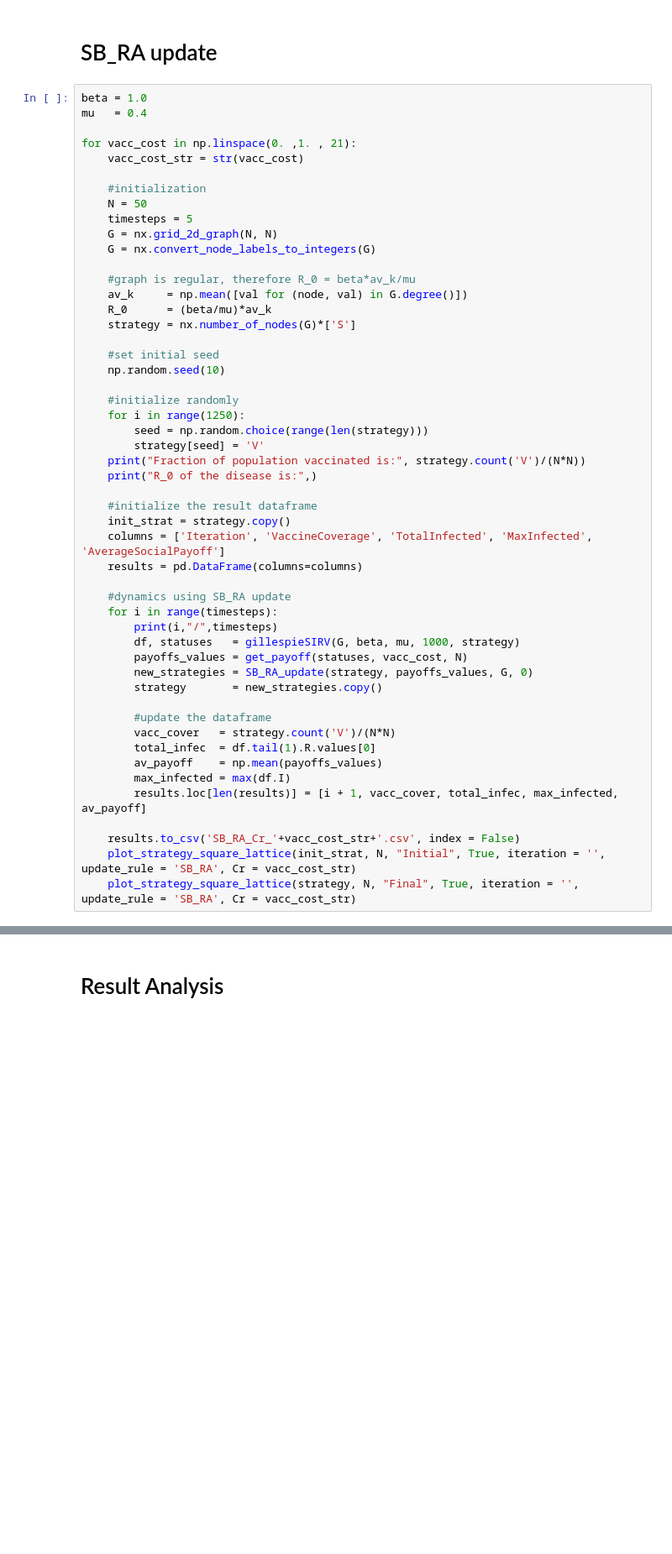
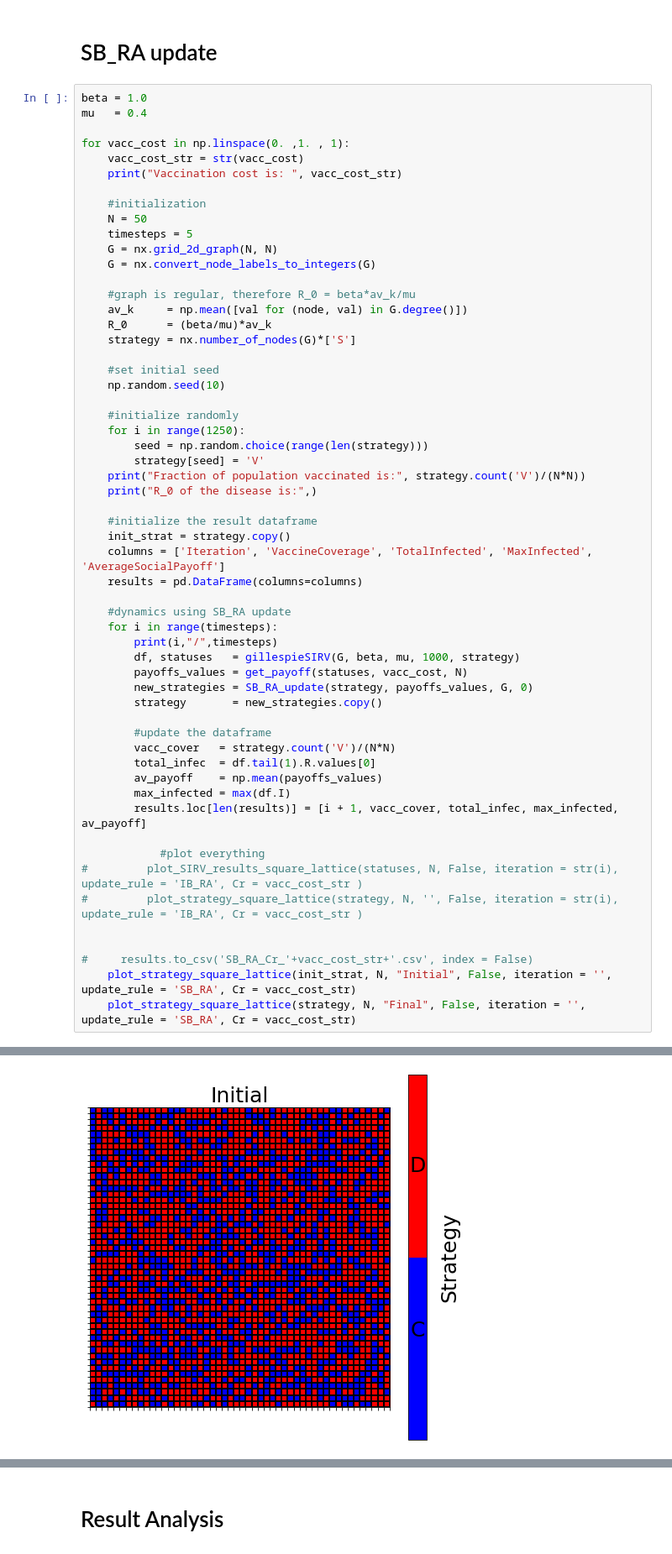
Before and after one commit to andrybicio/EGT_VaccinationGame, a Jupyter notebook: GT_project.ipynb, the cells around one changed output, grey strips where cells are left out. Shown at 84% size. Saved outputs shown, nothing was run; the diff lists cells and outputs as text; blank space fills up the shorter version.

```diff
--- a/GT_project.ipynb
+++ b/GT_project.ipynb
@@ -433,8 +420,9 @@ KeyboardInterrupt:
 beta = 1.0
 mu   = 0.4
 
-for vacc_cost in np.linspace(0. ,1. , 21):
+for vacc_cost in np.linspace(0. ,1. , 1):
     vacc_cost_str = str(vacc_cost)
+    print("Vaccination cost is: ", vacc_cost_str)
 
     #initialization
     N = 50
@@ -477,6 +465,12 @@ for vacc_cost in np.linspace(0. ,1. , 21):
         max_infected = max(df.I)
         results.loc[len(results)] = [i + 1, vacc_cover, total_infec, max_infected, av_payoff]
 
-    results.to_csv('SB_RA_Cr_'+vacc_cost_str+'.csv', index = False)
-    plot_strategy_square_lattice(init_strat, N, "Initial", True, iteration = '', update_rule = 'SB_RA', Cr = vacc_cost_str)
-    plot_strategy_square_lattice(strategy, N, "Final", True, iteration = '', update_rule = 'SB_RA', Cr = vacc_cost_str)
+            #plot everything
+#         plot_SIRV_results_square_lattice(statuses, N, False, iteration = str(i), update_rule = 'IB_RA', Cr = vacc_cost_str )
+#         plot_strategy_square_lattice(strategy, N, '', False, iteration = str(i), update_rule = 'IB_RA', Cr = vacc_cost_str )
+
+
+#     results.to_csv('SB_RA_Cr_'+vacc_cost_str+'.csv', index = False)
+    plot_strategy_square_lattice(init_strat, N, "Initial", False, iteration = '', update_rule = 'SB_RA', Cr = vacc_cost_str)
+    plot_strategy_square_lattice(strategy, N, "Final", False, iteration = '', update_rule = 'SB_RA', Cr = vacc_cost_str)
+# %% [output]
@@ -482,0 +485 @@ for vacc_cost in np.linspace(0. ,1. , 21):
+[figure, added]
```
Also changed, not shown: parts of 14 cells of this notebook.
